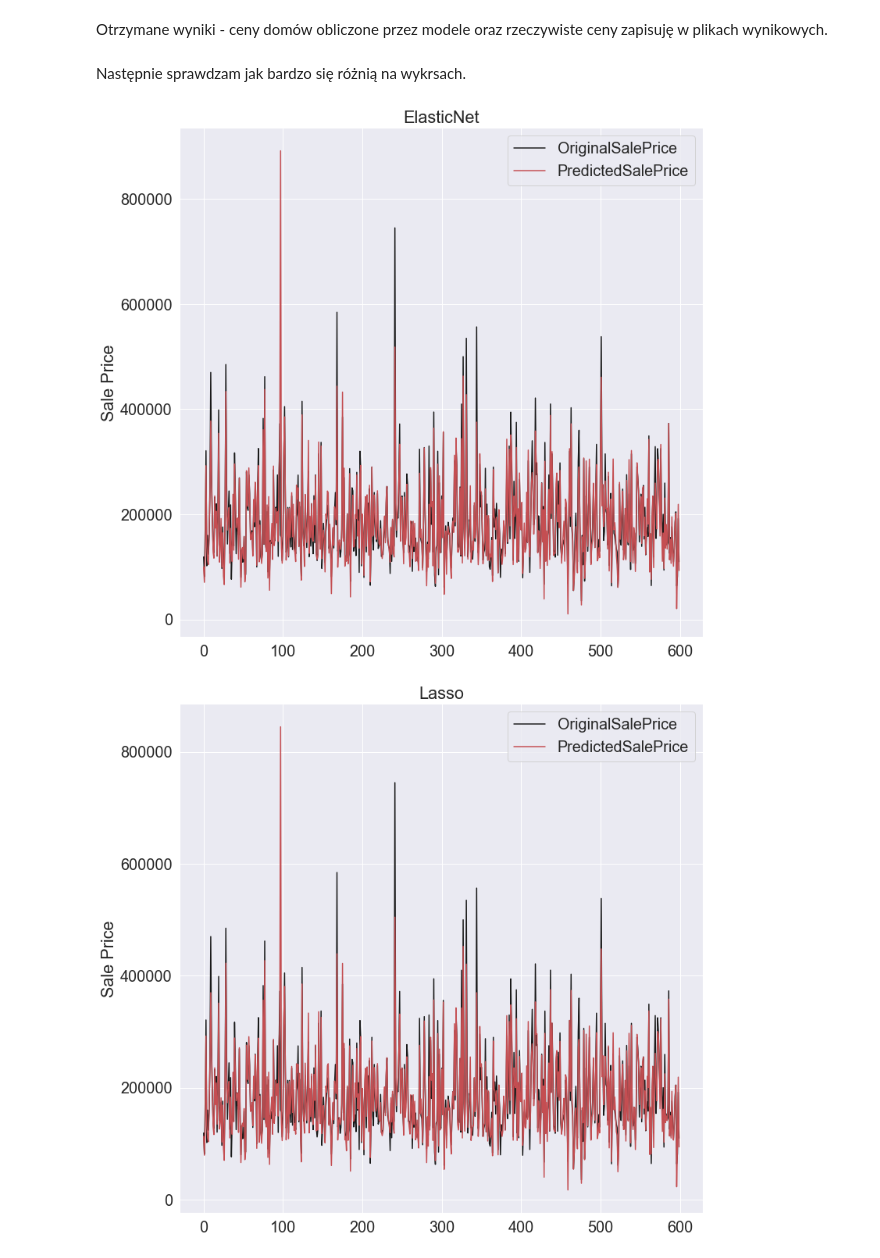
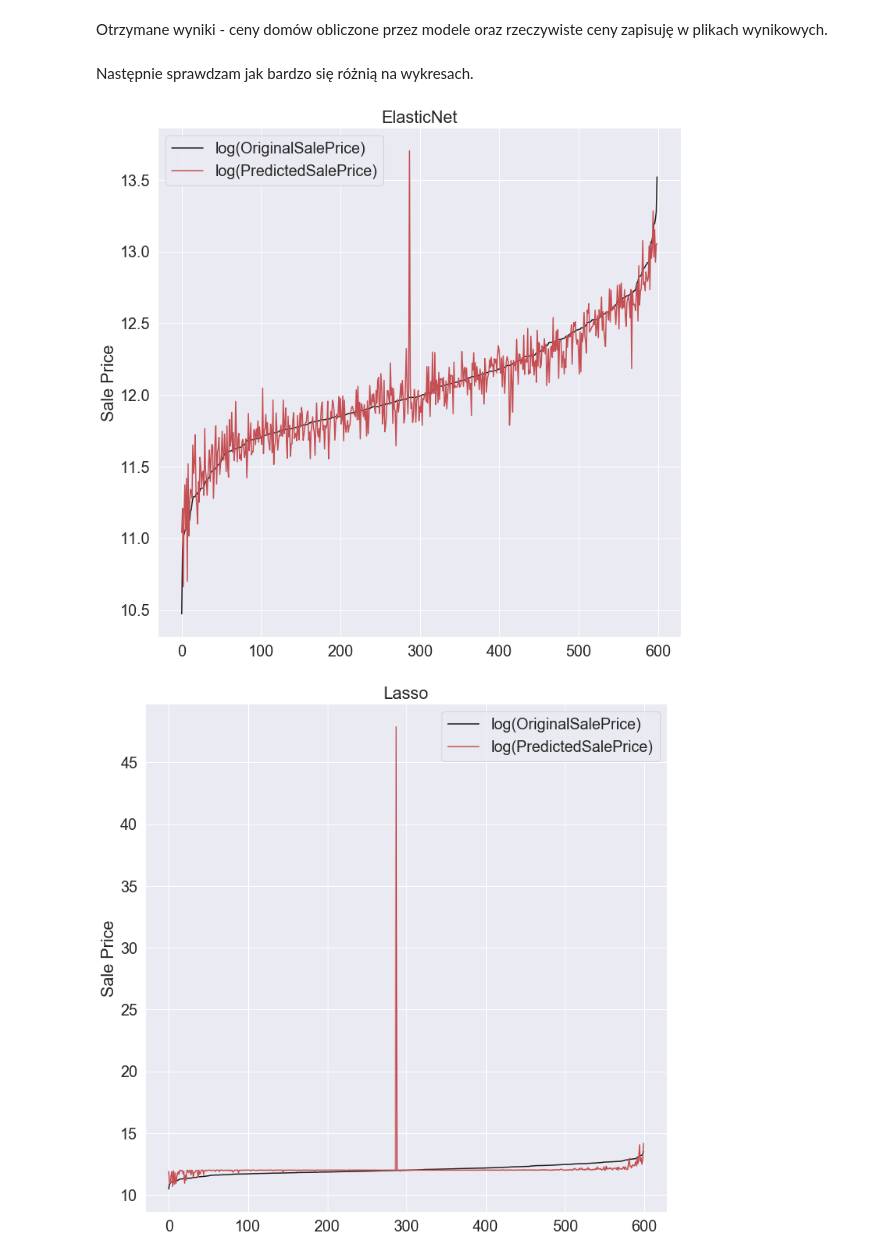
Before and after one commit to edytakudla/Ames_Prices_Predicting_Project, a Jupyter notebook: Project Ames.ipynb, the cells around one changed output. Drawn from its saved outputs; the diff is of its cells as text; code cells hidden in the pictures.

```diff
--- a/Project Ames.ipynb
+++ b/Project Ames.ipynb
@@ -756,24 +910,17 @@ grid_6.best_params_
 ### Metoda XGBoost
 # %%
 param_grid = {
-    "n_estimators" : [100, 1000, 10000],
-    "max_depth" : [5, 7, 9],
-    "learning_rate" : [0.7, 0.8, 0.9]
-
+    'xgbregressor__n_estimators': [50, 100, 200, 300],
+    'xgbregressor__max_depth' : [1, 2, 3, 5],
+    'xgbregressor__learning_rate' : [0.03, 0.2, 0.5, 0.7]
 }
 
-xg_rg = xgb.XGBRegressor(colsample_bytree=0.4,
-                 gamma=0,
-                 learning_rate=0.07,
-                 max_depth=3,
-                 min_child_weight=1.5,
-                 n_estimators=10000,
-                 reg_alpha=0.75,
-                 reg_lambda=0.45,
-                 subsample=0.6,
+xg_rg = xgb.XGBRegressor(colsample_bytree=0.4, gamma=0, min_child_weight=1.5, reg_alpha=0.75, reg_lambda=0.45, subsample=0.6,
                  seed=42)
 
-grid_7 = GridSearchCV(estimator=xg_rg, param_grid = param_grid, n_jobs = -1, refit=True)
+pipeline = make_pipeline(scaler, pca, xg_rg)
+
+grid_7 = GridSearchCV(estimator=pipeline, param_grid=param_grid, cv=kfold, refit=True, n_jobs=-1, scoring='r2')
 
 time_learn_start = time.time()
 grid_7.fit(X_train,y_train)
@@ -800,17 +953,19 @@ models.append(('ElasticNet', grid_1.best_estimator_, time_of_learning_1))
 models.append(('Lasso', grid_2.best_estimator_, time_of_learning_2))
 models.append(('Ridge', grid_3.best_estimator_, time_of_learning_3))
 models.append(('LinearRegression', grid_4.best_estimator_, time_of_learning_4))
-models.append(('SVR', grid_5.best_estimator_, time_of_learning_5))
+# models.append(('SVR', grid_5.best_estimator_, time_of_learning_5))
 models.append(('RandomForestRegressor', grid_6.best_estimator_, time_of_learning_6))
 models.append(('XGBoost', grid_7.best_estimator_, time_of_learning_7))
 
-r2 = []
+r2_train = []
+r2_test = []
 explained_variance_score = []
 median_absolute_error = []
 mean_squared_error = []
 mean_absolute_error = []
 for name, model, time in models:
-    r2.append(metrics.r2_score(y_test, model.predict(X_test)))
+    r2_train.append(metrics.r2_score(y_train, model.predict(X_train)))
+    r2_test.append(metrics.r2_score(y_test, model.predict(X_test)))
     explained_variance_score.append(metrics.explained_variance_score(y_test, model.predict(X_test)))
     median_absolute_error.append( metrics.median_absolute_error(y_test, model.predict(X_test)))
     mean_squared_error.append(metrics.mean_squared_error(y_test, model.predict(X_test)))
@@ -846,14 +1003,16 @@ Najlepszy model to ten, którego R2 oraz wariancja 'Explained variance score' wy
 Otrzymane wyniki - ceny domów obliczone przez modele oraz rzeczywiste ceny zapisuję w plikach wynikowych.
 # %%
 comparision_sale_price = []
-models_lst = ['ElasticNet', 'Lasso', 'Ridge', 'LinearRegression', 'SVR', 'RandomForestRegressor', 'XGBoost']
+models_lst = ['ElasticNet', 'Lasso', 'Ridge', 'LinearRegression',
+#               'SVR',
+              'RandomForestRegressor', 'XGBoost']
 results_names = ['OriginalSalePrice', 'PredictedSalePrice']
 file_names_lst = []
 
 i = 0
 for name, model, time in models:
     predictions = model.predict(X_test)
-    predictions = predictions.astype('int64')
+    predictions = predictions.astype('float')
     comparision_sale_price = pd.DataFrame({
            results_names[0] : y_test,
            results_names[1] : predictions
@@ -863,21 +1022,22 @@ for name, model, time in models:
     comparision_sale_price.to_csv('./data/'+file_name, index=False)
     i += 1
 # %% [markdown]
-Następnie sprawdzam jak bardzo się różnią na wykrsach.
+Następnie sprawdzam jak bardzo się różnią na wykresach.
 # %%
 i = 0
 for result in file_names_lst:
     results = pd.read_csv('./data/'+file_names_lst[i])
     pd_results = pd.DataFrame(results)
-    pd_results.head()
-    plt.figure(figsize=(12,12));
-    plt.plot(pd_results.index, pd_results['OriginalSalePrice'], '-k', label='OriginalSalePrice');
-    plt.plot(pd_results.index, pd_results['PredictedSalePrice'], '-r', ms=10, label='PredictedSalePrice');
+    pd_results.sort_values(by='OriginalSalePrice', ascending=True, inplace=True)
+
+    plt.figure(figsize=(12,12))
+    plt.plot(range(600), pd_results['OriginalSalePrice'], '-k', label='log(OriginalSalePrice)')
+    plt.plot(range(600), pd_results['PredictedSalePrice'], '-r', ms=10, label='log(PredictedSalePrice)')
     plt.ylabel('Sale Price')
     plt.title(models_lst[i])
     plt.legend()
     plt.show()
     i += 1
 # %% [output]
-[figure, old version]
+[figure, new version]
-[figure, old version]
+[figure, new version]
```
Also changed, not shown: parts of 64 cells of this notebook, 8 other files.
